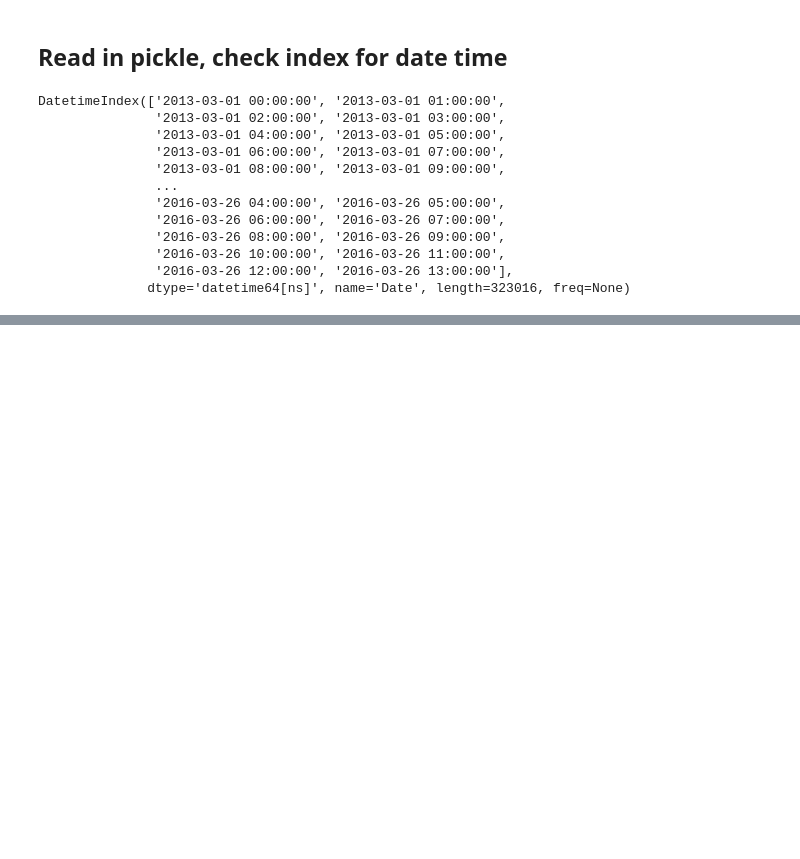
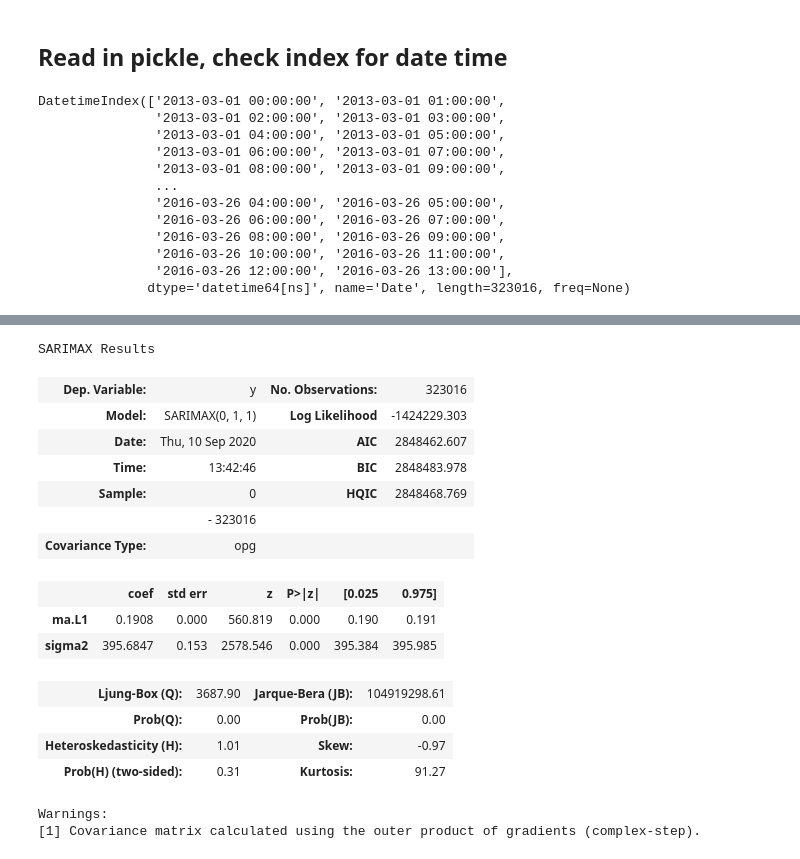
Before and after one commit to dolcikey/TimeSeriesForecasting_BeijingAirQuality, a Jupyter notebook: 003_Modeling.ipynb, the cells around one changed output, grey strips where cells are left out. Cells and saved outputs as stored; diff of their text form; code cells hidden in the pictures; blank space fills up the shorter version.

```diff
--- a/003_Modeling.ipynb
+++ b/003_Modeling.ipynb
@@ -75,0 +114,20 @@ print(arima.summary())
+# %%
+auto_arima(train['PM2.5'],seasonal=True).summary()
+# %% [output]
+SARIMAX Results
+| Dep. Variable: | y | No. Observations: | 323016 |
+| Model: | SARIMAX(0, 1, 1) | Log Likelihood | -1424229.303 |
+| Date: | Thu, 10 Sep 2020 | AIC | 2848462.607 |
+| Time: | 13:42:46 | BIC | 2848483.978 |
+| Sample: | 0 | HQIC | 2848468.769 |
+|  | - 323016 |  |  |
+| Covariance Type: | opg |  |  |
+|  | coef | std err | z | P>|z| | [0.025 | 0.975] |
+| ma.L1 | 0.1908 | 0.000 | 560.819 | 0.000 | 0.190 | 0.191 |
+| sigma2 | 395.6847 | 0.153 | 2578.546 | 0.000 | 395.384 | 395.985 |
+| Ljung-Box (Q): | 3687.90 | Jarque-Bera (JB): | 104919298.61 |
+| Prob(Q): | 0.00 | Prob(JB): | 0.00 |
+| Heteroskedasticity (H): | 1.01 | Skew: | -0.97 |
+| Prob(H) (two-sided): | 0.31 | Kurtosis: | 91.27 |
+Warnings:
+[1] Covariance matrix calculated using the outer product of gradients (complex-step).
```
Also changed, not shown: parts of 14 cells of this notebook, 1 other file.
